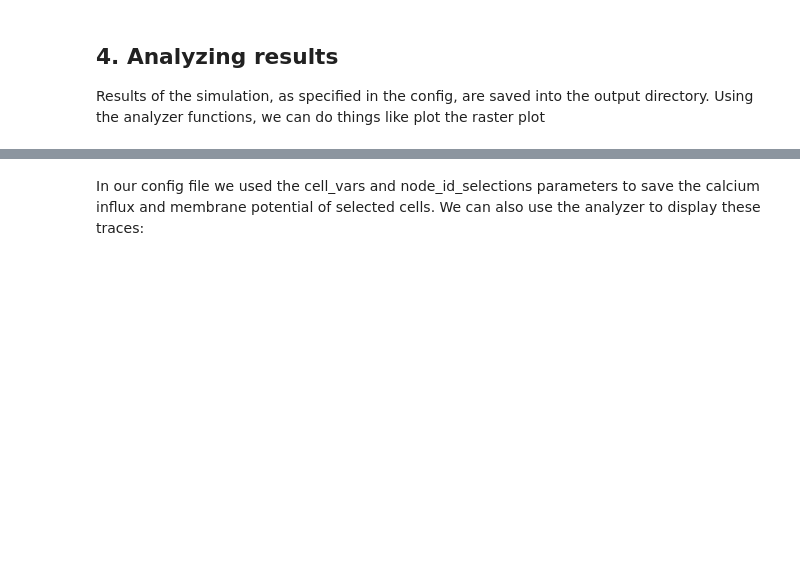
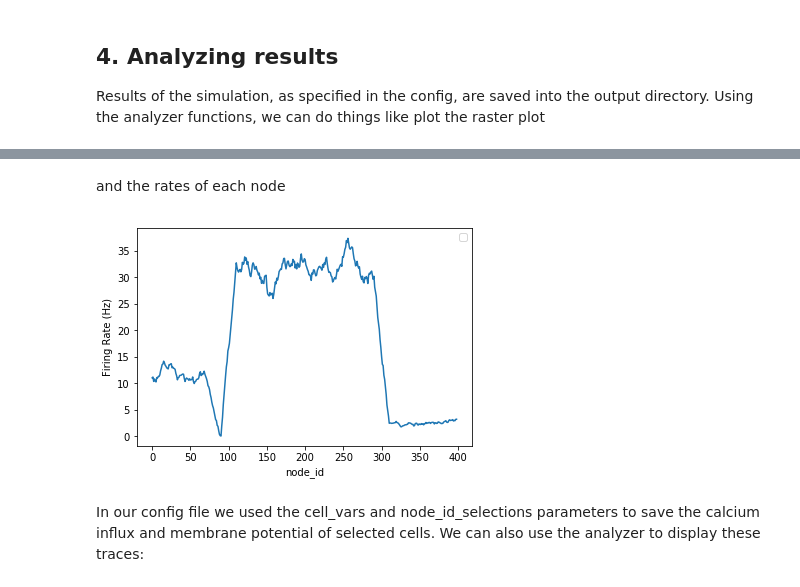
Before and after one commit to AllenInstitute/bmtk, a Jupyter notebook: docs/tutorial/04_multi_pop.ipynb, the cells around one changed output, grey strips where cells are left out. Cells and saved outputs as stored; diff of their text form; code cells hidden in the pictures; blank space fills up the shorter version.

```diff
--- a/docs/tutorial/04_multi_pop.ipynb
+++ b/docs/tutorial/04_multi_pop.ipynb
@@ -447,3 +459,9 @@ rates_plot('network/V1_nodes.h5', 'network/V1_node_types.csv', 'output/spikes.h5
+# %% [markdown]
+and the rates of each node
+# %%
+plot_rates(config_file='sim_ch04/simulation_config.json')
+# %% [output]
+[figure, added]
 # %% [markdown]
 In our config file we used the cell_vars and node_id_selections parameters to save the calcium influx and membrane potential of selected cells. We can also use the analyzer to display these traces:
 # %%
```
Also changed, not shown: parts of 17 cells of this notebook, 4 other files.
